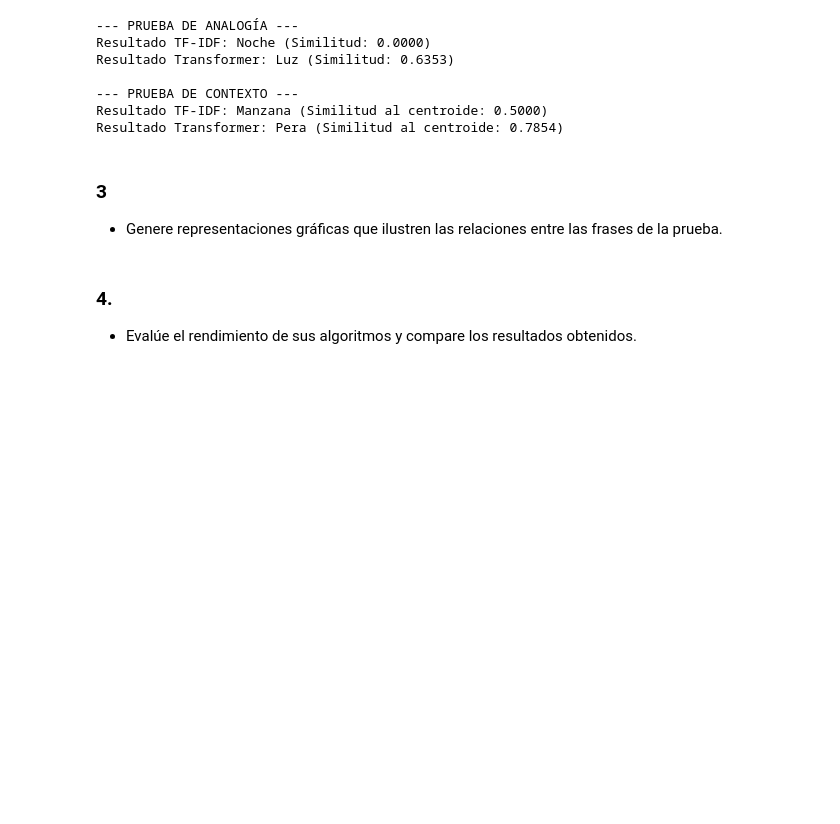
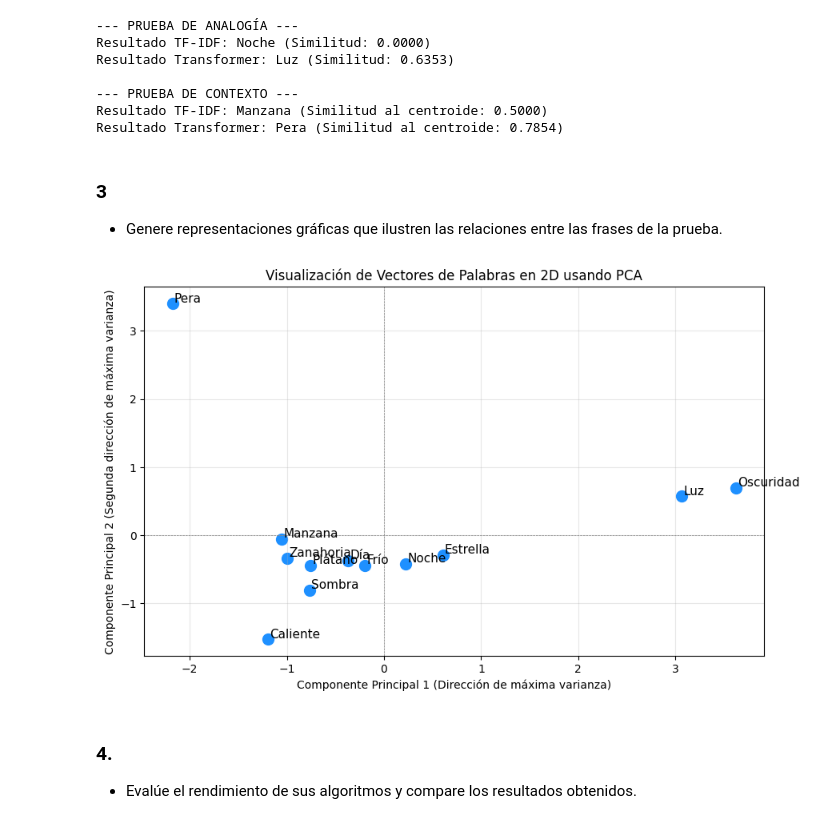
Before and after one commit to HeiderZapata/Applied-Math, a Jupyter notebook: Examen 2/Examen2-MatApl-Martinez-Zapata-Londono-Notebook.ipynb, the cells around one changed output. Cells and saved outputs as stored; diff of their text form; code cells hidden in the pictures; blank space fills up the shorter version.

Commit message:
grafica punto 3 con pca

```diff
--- a/Examen 2/Examen2-MatApl-Martinez-Zapata-Londono-Notebook.ipynb
+++ b/Examen 2/Examen2-MatApl-Martinez-Zapata-Londono-Notebook.ipynb
@@ -249,6 +249,46 @@ Resultado Transformer: Pera (Similitud al centroide: 0.7854)
 # %% [markdown]
 ### 3
 * Genere representaciones gráficas que ilustren las relaciones entre las frases de la prueba.
+# %%
+import matplotlib.pyplot as plt
+from sklearn.decomposition import PCA
+
+# 1. Definimos las palabras que queremos graficar
+palabras = ["Día", "Frío", "Caliente", "Oscuridad", "Luz", "Noche", "Sombra", "Estrella",
+            "Manzana", "Pera", "Plátano", "Zanahoria"]
+
+# 2. Obtenemos los vectores matemáticos usando el Transformer (que es el que tiene significado semántico)
+vectores = modelo_transformer.encode(palabras)
+
+# 3. Aplicamos PCA
+# Inicializamos PCA pidiéndole específicamente que reduzca el espacio a 2 componentes (2D)
+pca = PCA(n_components=2)
+
+# La función fit_transform hace dos cosas:
+# a) Calcula la matriz de covarianza y sus vectores propios (fit)
+# b) Proyecta los vectores de 384 dimensiones a esas 2 nuevas dimensiones (transform)
+vectores_2d = pca.fit_transform(vectores)
+
+# 4. Generamos el gráfico de dispersión (Scatter plot)
+plt.figure(figsize=(10, 6)) # Tamaño de la figura
+# Graficamos todas las filas (:) de la columna 0 (eje X) y la columna 1 (eje Y)
+plt.scatter(vectores_2d[:, 0], vectores_2d[:, 1], color='dodgerblue', s=100) # s es el tamaño de los puntos
+
+# 5. Añadimos el texto a cada punto para saber qué palabra es
+for i, palabra in enumerate(palabras):
+    # Sumamos un pequeño valor (0.02) a X y Y para que el texto no quede encima del punto
+    plt.annotate(palabra, (vectores_2d[i, 0] + 0.02, vectores_2d[i, 1] + 0.02), fontsize=11)
+
+# Configuraciones estéticas del gráfico
+plt.title("Visualización de Vectores de Palabras en 2D usando PCA")
+plt.xlabel("Componente Principal 1 (Dirección de máxima varianza)")
+plt.ylabel("Componente Principal 2 (Segunda dirección de máxima varianza)")
+plt.axhline(0, color='gray', linestyle='--', linewidth=0.5) # Línea central horizontal
+plt.axvline(0, color='gray', linestyle='--', linewidth=0.5) # Línea central vertical
+plt.grid(True, alpha=0.3)
+plt.show()
+# %% [output]
+[figure, added]
 # %% [markdown]
 ### 4.
 * Evalúe el rendimiento de sus algoritmos y compare los resultados obtenidos.
```
Also changed, not shown: parts of 1 cell of this notebook.
